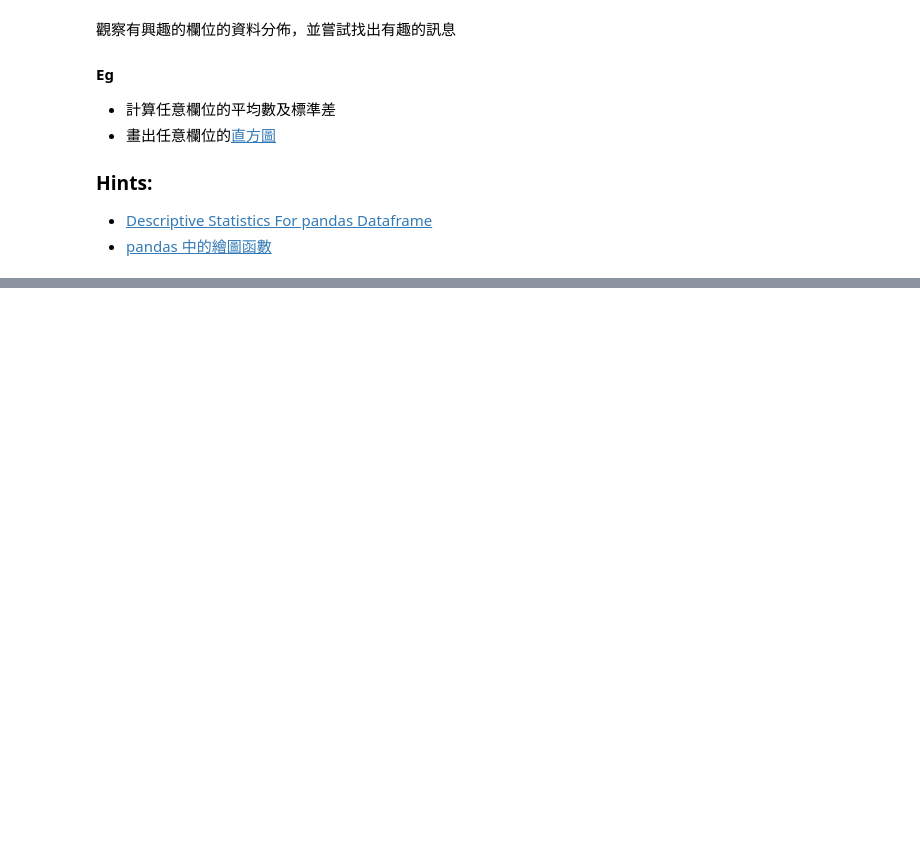
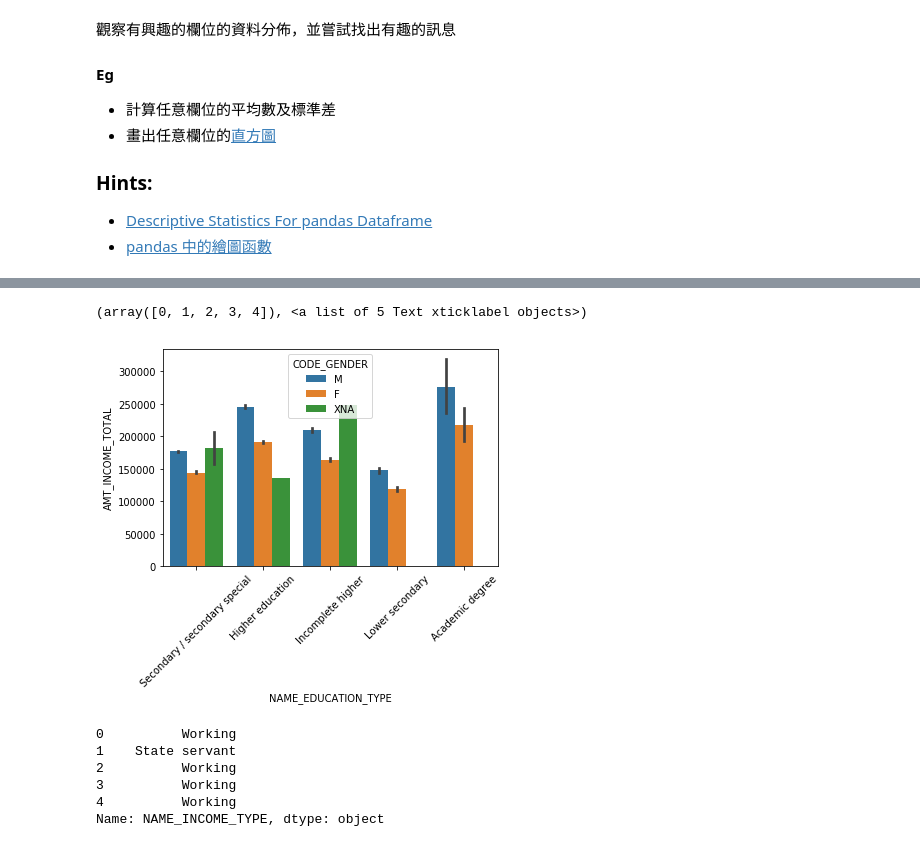
Before and after one commit to j0987834204/2nd-ML100Days, a Jupyter notebook: homework/Day_005_HW.ipynb, the cells around one changed output, grey strips where cells are left out. Drawn from its saved outputs; the diff is of its cells as text; code cells hidden in the pictures; blank space fills up the shorter version.

```diff
--- a/homework/Day_005_HW.ipynb
+++ b/homework/Day_005_HW.ipynb
@@ -25,0 +47,16 @@ import matplotlib.pyplot as plt
+# %%
+import seaborn as sns
+sns.barplot(x = 'NAME_EDUCATION_TYPE', y = 'AMT_INCOME_TOTAL', hue = 'CODE_GENDER', data = app_train)
+plt.xticks(rotation=45)
+# %% [output]
+(array([0, 1, 2, 3, 4]), <a list of 5 Text xticklabel objects>)
+[figure, added]
+# %%
+app_train.NAME_INCOME_TYPE.head()
+# %% [output]
+0          Working
+1    State servant
+2          Working
+3          Working
+4          Working
+Name: NAME_INCOME_TYPE, dtype: object
```
Also changed, not shown: parts of 3 cells of this notebook, 1 other file.
